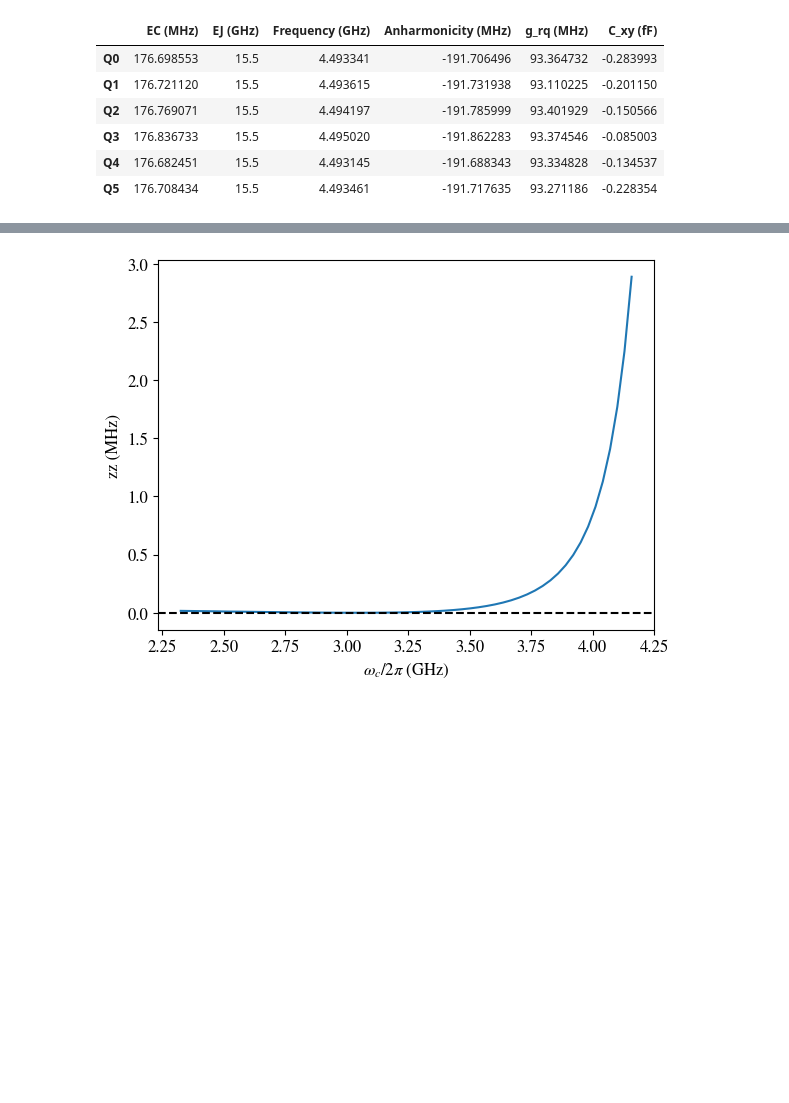
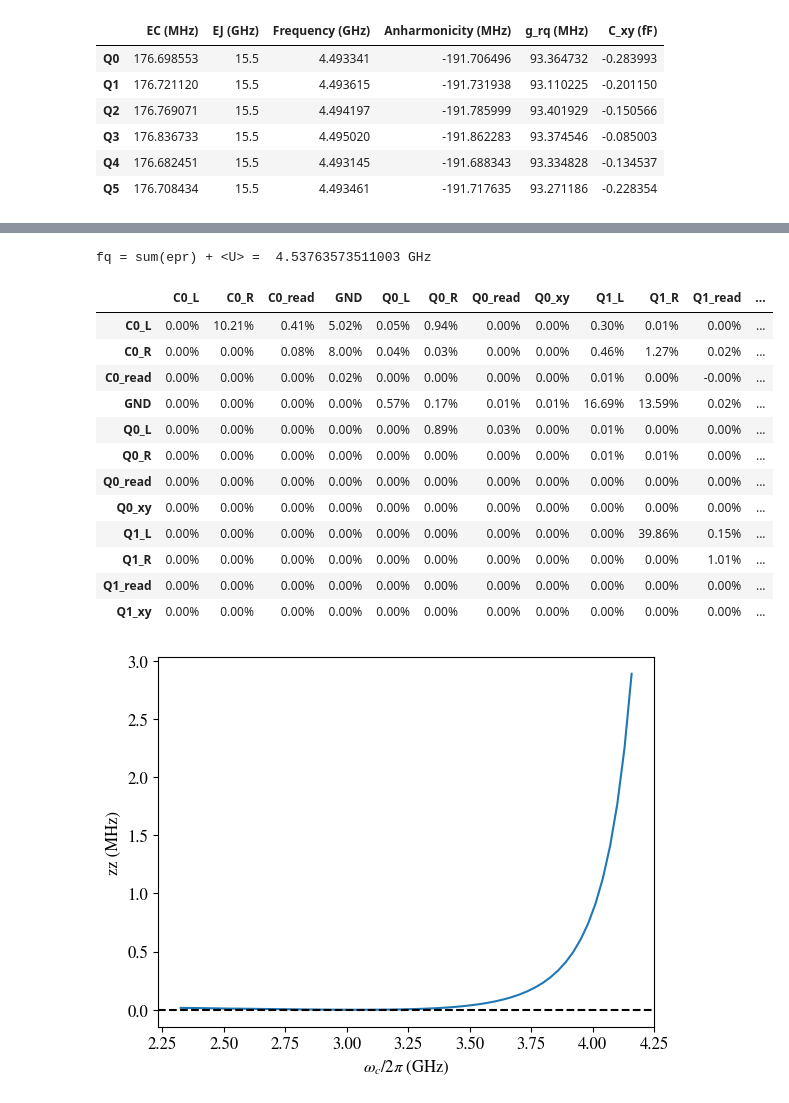
Before and after one commit to linyc253/fq_coupling, a Jupyter notebook: example.ipynb, the cells around one changed output, grey strips where cells are left out. Drawn from its saved outputs; the diff is of its cells as text; code cells hidden in the pictures; blank space fills up the shorter version.

```diff
--- a/example.ipynb
+++ b/example.ipynb
@@ -36,3 +62,22 @@ display(df_gij)
+# %%
+epr = system.get_epr(EJ, 2, dress=True)
+epr /= epr.to_numpy().sum()
+epr.style.format('{:.2%}')
+# %% [output]
+fq = sum(epr) + <U> =  4.53763573511003 GHz
+|  | C0_L | C0_R | C0_read | GND | Q0_L | Q0_R | Q0_read | Q0_xy | Q1_L | Q1_R | Q1_read | ... |
+| C0_L | 0.00% | 10.21% | 0.41% | 5.02% | 0.05% | 0.94% | 0.00% | 0.00% | 0.30% | 0.01% | 0.00% | ... |
+| C0_R | 0.00% | 0.00% | 0.08% | 8.00% | 0.04% | 0.03% | 0.00% | 0.00% | 0.46% | 1.27% | 0.02% | ... |
+| C0_read | 0.00% | 0.00% | 0.00% | 0.02% | 0.00% | 0.00% | 0.00% | 0.00% | 0.01% | 0.00% | -0.00% | ... |
+| GND | 0.00% | 0.00% | 0.00% | 0.00% | 0.57% | 0.17% | 0.01% | 0.01% | 16.69% | 13.59% | 0.02% | ... |
+| Q0_L | 0.00% | 0.00% | 0.00% | 0.00% | 0.00% | 0.89% | 0.03% | 0.00% | 0.01% | 0.00% | 0.00% | ... |
+| Q0_R | 0.00% | 0.00% | 0.00% | 0.00% | 0.00% | 0.00% | 0.00% | 0.00% | 0.01% | 0.01% | 0.00% | ... |
+| Q0_read | 0.00% | 0.00% | 0.00% | 0.00% | 0.00% | 0.00% | 0.00% | 0.00% | 0.00% | 0.00% | 0.00% | ... |
+| Q0_xy | 0.00% | 0.00% | 0.00% | 0.00% | 0.00% | 0.00% | 0.00% | 0.00% | 0.00% | 0.00% | 0.00% | ... |
+| Q1_L | 0.00% | 0.00% | 0.00% | 0.00% | 0.00% | 0.00% | 0.00% | 0.00% | 0.00% | 39.86% | 0.15% | ... |
+| Q1_R | 0.00% | 0.00% | 0.00% | 0.00% | 0.00% | 0.00% | 0.00% | 0.00% | 0.00% | 0.00% | 1.01% | ... |
+| Q1_read | 0.00% | 0.00% | 0.00% | 0.00% | 0.00% | 0.00% | 0.00% | 0.00% | 0.00% | 0.00% | 0.00% | ... |
+| Q1_xy | 0.00% | 0.00% | 0.00% | 0.00% | 0.00% | 0.00% | 0.00% | 0.00% | 0.00% | 0.00% | 0.00% | ... |
 # %%
 import matplotlib.pyplot as plt
 plt.rcParams["mathtext.fontset"] = "stix"
```
Also changed, not shown: parts of 3 cells of this notebook, 1 other file.
